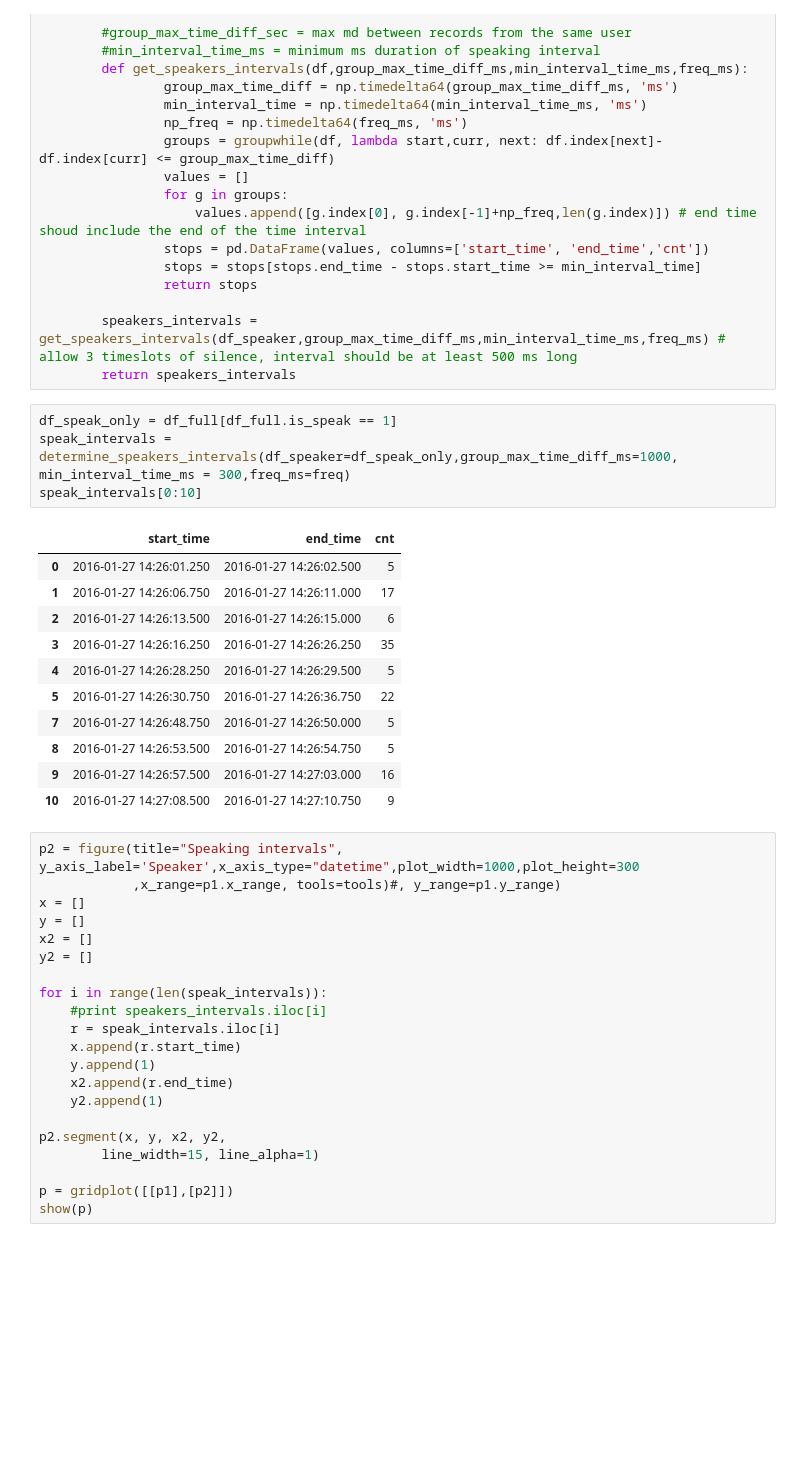
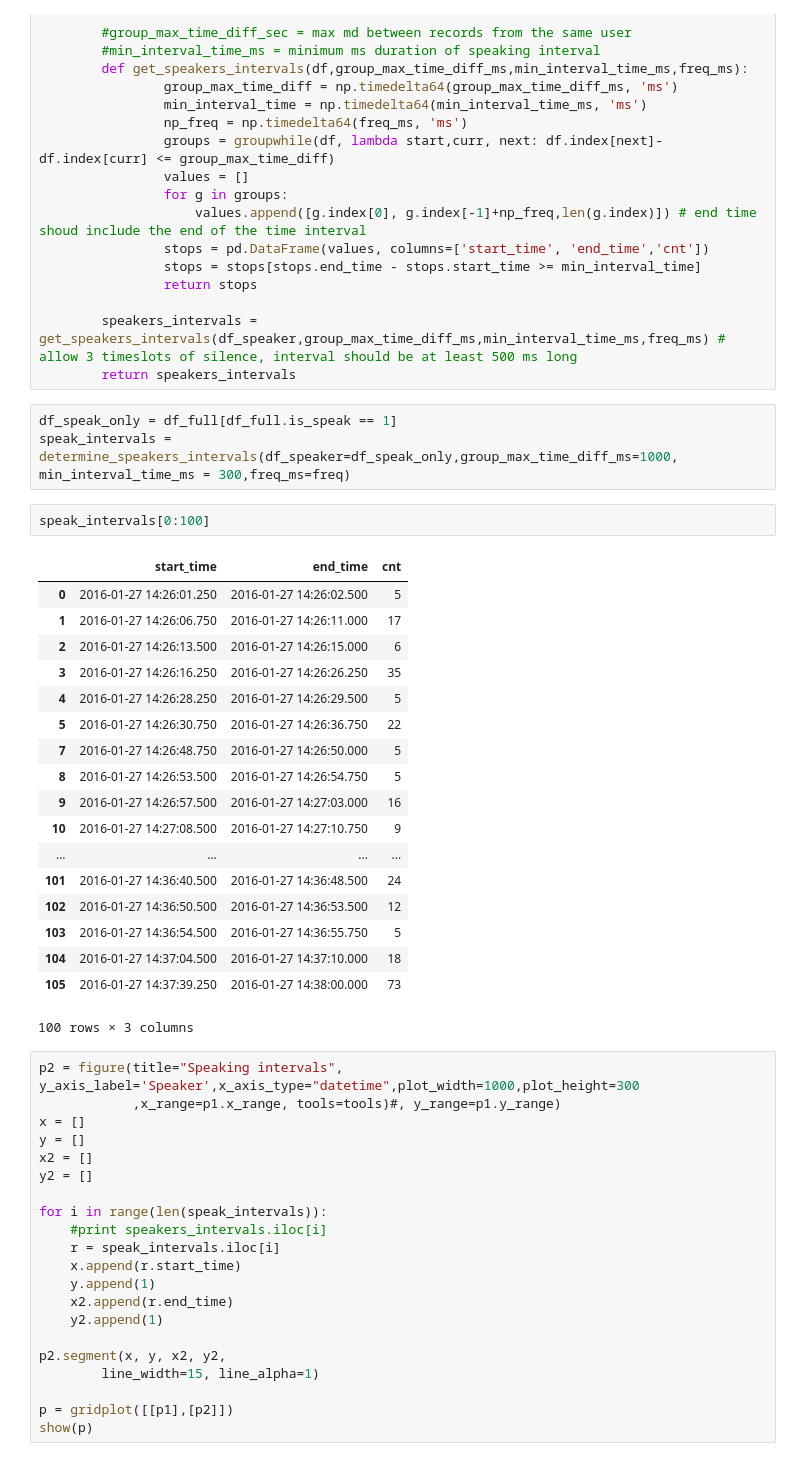
Before and after one commit to HumanDynamics/openbadge, a Jupyter notebook: src/data_analyzer/data_analyzer.ipynb, the cells around one changed output. Saved outputs shown, nothing was run; the diff lists cells and outputs as text; blank space fills up the shorter version.

```diff
--- a/src/data_analyzer/data_analyzer.ipynb
+++ b/src/data_analyzer/data_analyzer.ipynb
@@ -232,19 +232,27 @@ def determine_speakers_intervals(df_speaker, group_max_time_diff_ms = 1000, min_
 # %%
 df_speak_only = df_full[df_full.is_speak == 1]
 speak_intervals = determine_speakers_intervals(df_speaker=df_speak_only,group_max_time_diff_ms=1000, min_interval_time_ms = 300,freq_ms=freq)
-speak_intervals[0:10]
-# %% [output]
-|  | start_time | end_time | cnt |
-| 0 | 2016-01-27 14:26:01.250 | 2016-01-27 14:26:02.500 | 5 |
-| 1 | 2016-01-27 14:26:06.750 | 2016-01-27 14:26:11.000 | 17 |
-| 2 | 2016-01-27 14:26:13.500 | 2016-01-27 14:26:15.000 | 6 |
-| 3 | 2016-01-27 14:26:16.250 | 2016-01-27 14:26:26.250 | 35 |
-| 4 | 2016-01-27 14:26:28.250 | 2016-01-27 14:26:29.500 | 5 |
-| 5 | 2016-01-27 14:26:30.750 | 2016-01-27 14:26:36.750 | 22 |
-| 7 | 2016-01-27 14:26:48.750 | 2016-01-27 14:26:50.000 | 5 |
-| 8 | 2016-01-27 14:26:53.500 | 2016-01-27 14:26:54.750 | 5 |
-| 9 | 2016-01-27 14:26:57.500 | 2016-01-27 14:27:03.000 | 16 |
-| 10 | 2016-01-27 14:27:08.500 | 2016-01-27 14:27:10.750 | 9 |
+# %%
+speak_intervals[0:100]
+# %% [output]
+|  | start_time | end_time | cnt |
+| 0 | 2016-01-27 14:26:01.250 | 2016-01-27 14:26:02.500 | 5 |
+| 1 | 2016-01-27 14:26:06.750 | 2016-01-27 14:26:11.000 | 17 |
+| 2 | 2016-01-27 14:26:13.500 | 2016-01-27 14:26:15.000 | 6 |
+| 3 | 2016-01-27 14:26:16.250 | 2016-01-27 14:26:26.250 | 35 |
+| 4 | 2016-01-27 14:26:28.250 | 2016-01-27 14:26:29.500 | 5 |
+| 5 | 2016-01-27 14:26:30.750 | 2016-01-27 14:26:36.750 | 22 |
+| 7 | 2016-01-27 14:26:48.750 | 2016-01-27 14:26:50.000 | 5 |
+| 8 | 2016-01-27 14:26:53.500 | 2016-01-27 14:26:54.750 | 5 |
+| 9 | 2016-01-27 14:26:57.500 | 2016-01-27 14:27:03.000 | 16 |
+| 10 | 2016-01-27 14:27:08.500 | 2016-01-27 14:27:10.750 | 9 |
+| ... | ... | ... | ... |
+| 101 | 2016-01-27 14:36:40.500 | 2016-01-27 14:36:48.500 | 24 |
+| 102 | 2016-01-27 14:36:50.500 | 2016-01-27 14:36:53.500 | 12 |
+| 103 | 2016-01-27 14:36:54.500 | 2016-01-27 14:36:55.750 | 5 |
+| 104 | 2016-01-27 14:37:04.500 | 2016-01-27 14:37:10.000 | 18 |
+| 105 | 2016-01-27 14:37:39.250 | 2016-01-27 14:38:00.000 | 73 |
+100 rows × 3 columns
 # %%
 p2 = figure(title="Speaking intervals", y_axis_label='Speaker',x_axis_type="datetime",plot_width=1000,plot_height=300
             ,x_range=p1.x_range, tools=tools)#, y_range=p1.y_range)
```
Also changed, not shown: parts of 1 cell of this notebook, 2 other files.
